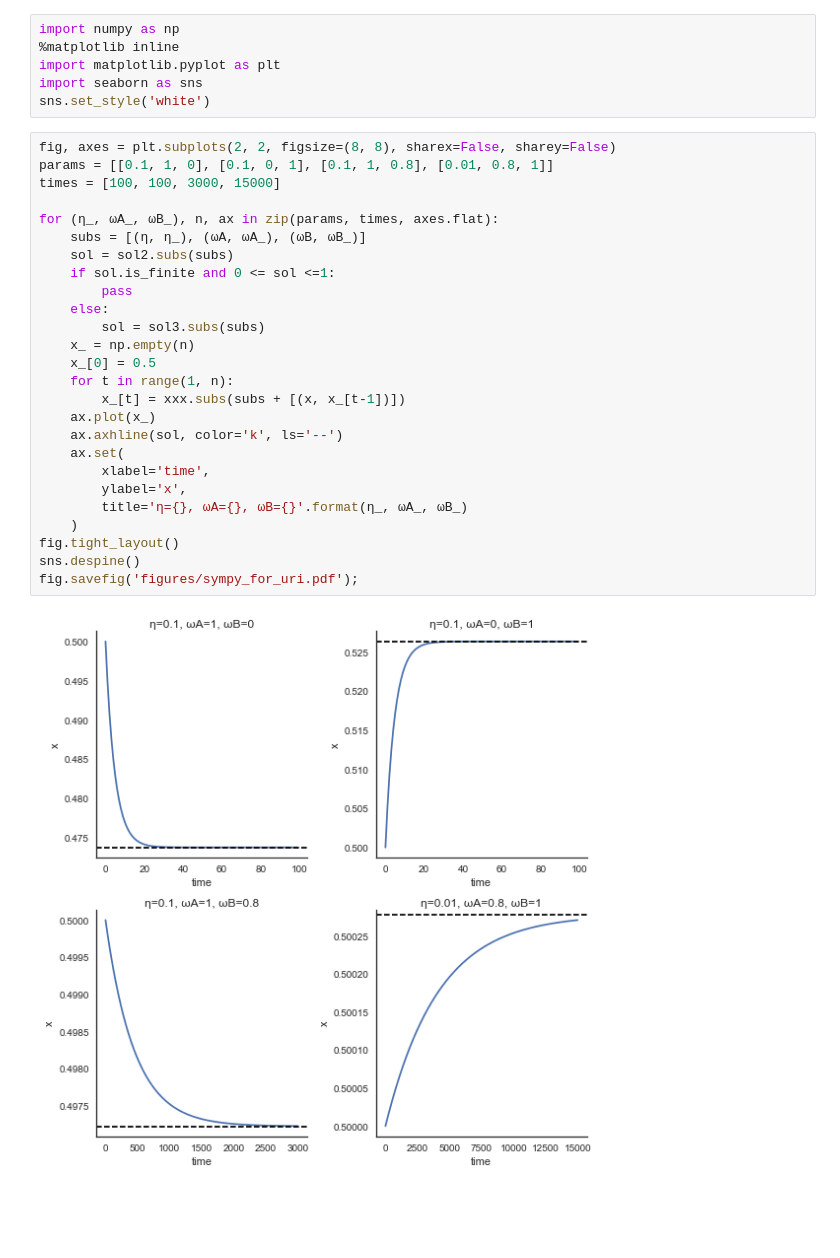
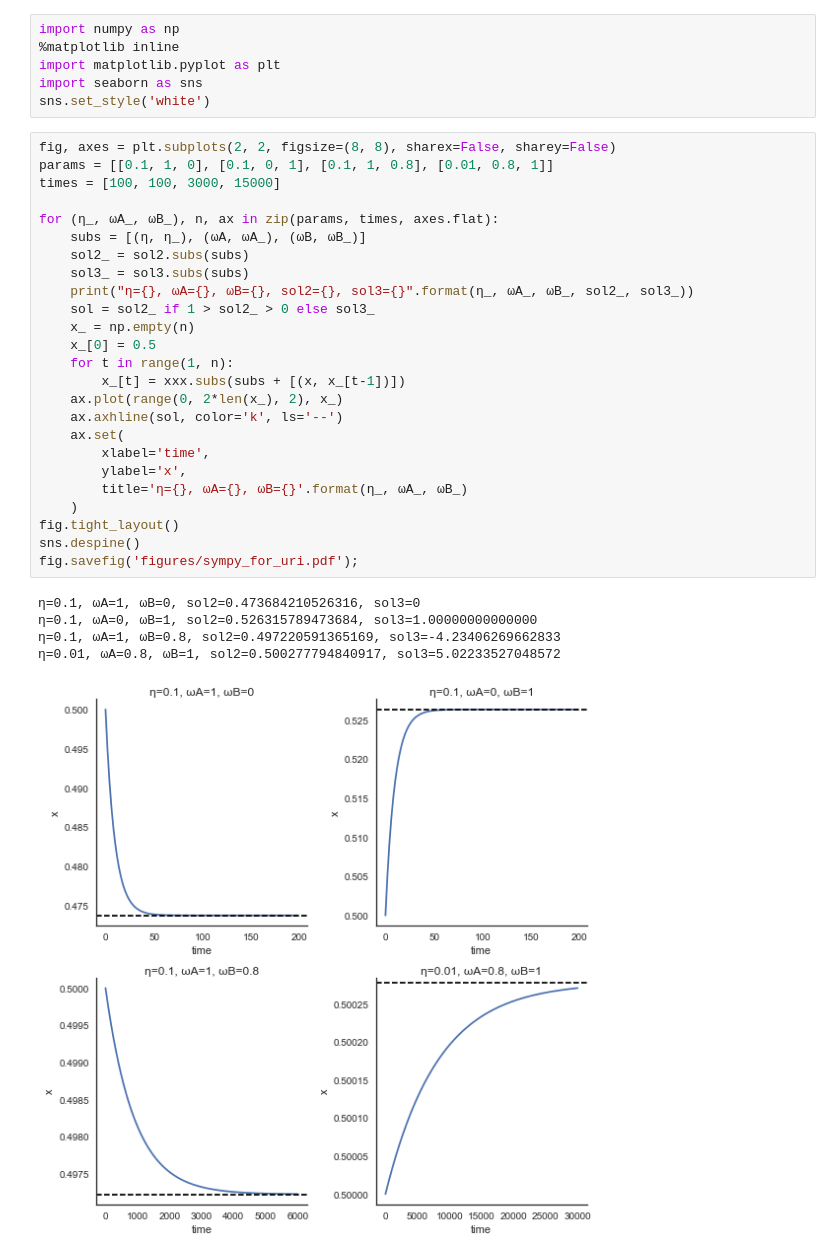
Before and after one commit to yoavram/Milpitas, a Jupyter notebook: sympy.ipynb, the cells around one changed output. Cells and saved outputs as stored; diff of their text form; blank space fills up the shorter version.

```diff
--- a/sympy.ipynb
+++ b/sympy.ipynb
@@ -137,28 +141,31 @@ sns.set_style('white')
 # %%
 fig, axes = plt.subplots(2, 2, figsize=(8, 8), sharex=False, sharey=False)
 params = [[0.1, 1, 0], [0.1, 0, 1], [0.1, 1, 0.8], [0.01, 0.8, 1]]
 times = [100, 100, 3000, 15000]
 
 for (η_, ωA_, ωB_), n, ax in zip(params, times, axes.flat):
     subs = [(η, η_), (ωA, ωA_), (ωB, ωB_)]
-    sol = sol2.subs(subs)
-    if sol.is_finite and 0 <= sol <=1:
-        pass
-    else:
-        sol = sol3.subs(subs)
+    sol2_ = sol2.subs(subs)
+    sol3_ = sol3.subs(subs)
+    print("η={}, ωA={}, ωB={}, sol2={}, sol3={}".format(η_, ωA_, ωB_, sol2_, sol3_))
+    sol = sol2_ if 1 > sol2_ > 0 else sol3_
     x_ = np.empty(n)
     x_[0] = 0.5
     for t in range(1, n):
         x_[t] = xxx.subs(subs + [(x, x_[t-1])])
-    ax.plot(x_)
+    ax.plot(range(0, 2*len(x_), 2), x_)
     ax.axhline(sol, color='k', ls='--')
     ax.set(
         xlabel='time',
         ylabel='x',
         title='η={}, ωA={}, ωB={}'.format(η_, ωA_, ωB_)
     )
 fig.tight_layout()
 sns.despine()
 fig.savefig('figures/sympy_for_uri.pdf');
 # %% [output]
+η=0.1, ωA=1, ωB=0, sol2=0.473684210526316, sol3=0
+η=0.1, ωA=0, ωB=1, sol2=0.526315789473684, sol3=1.00000000000000
+η=0.1, ωA=1, ωB=0.8, sol2=0.497220591365169, sol3=-4.23406269662833
+η=0.01, ωA=0.8, ωB=1, sol2=0.500277794840917, sol3=5.02233527048572
-[figure, old version]
+[figure, new version]
```
Also changed, not shown: parts of 2 cells of this notebook, 1 other file.
